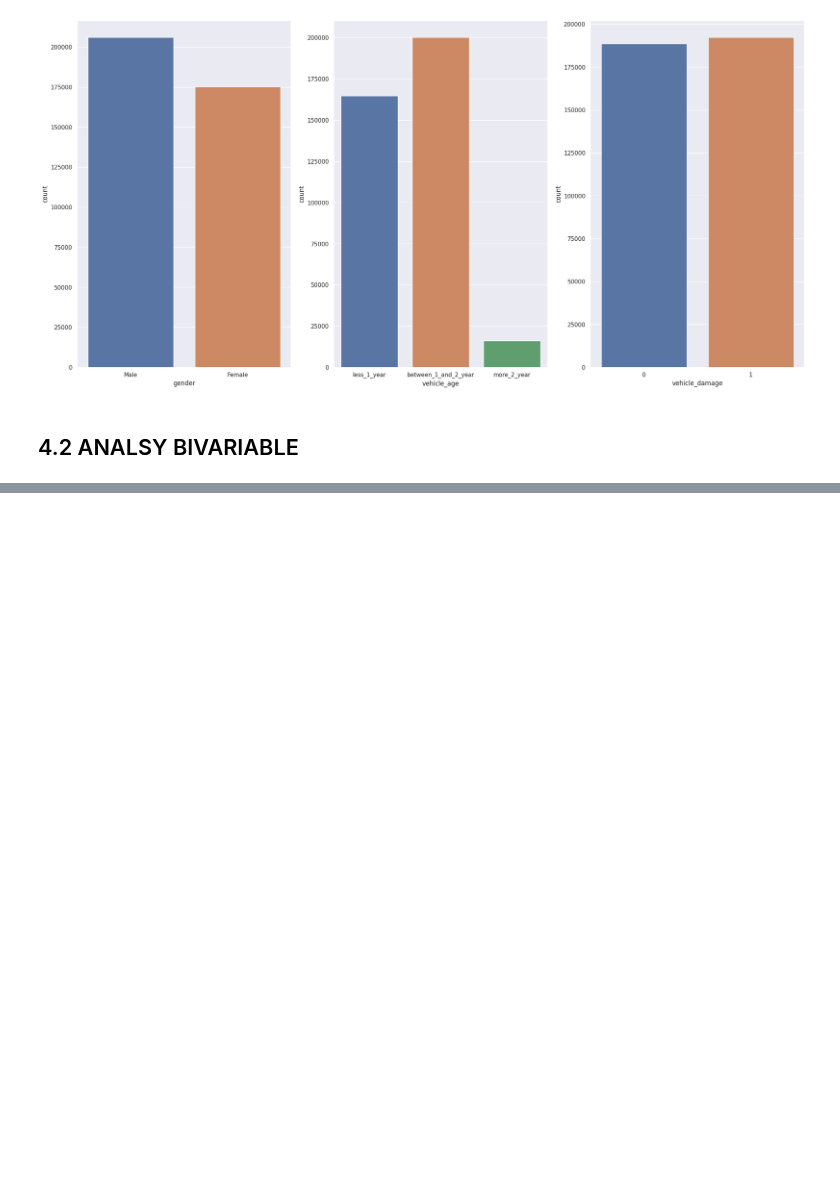
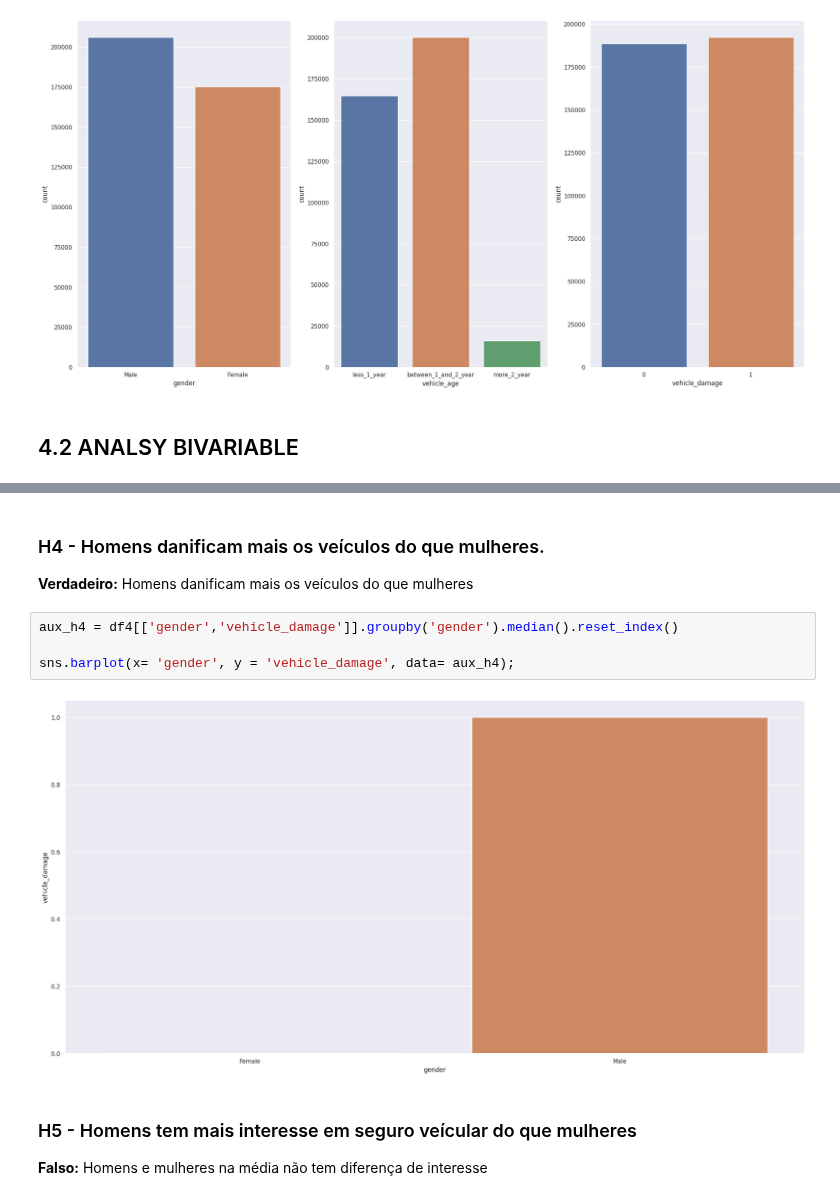
Before and after one commit to guiaraujofreitas/Insurance-Health-Cross-Sell, a Jupyter notebook: Step_4_Project_Health_Insurance_Cross_Sell.ipynb, the cells around one changed output, grey strips where cells are left out. Saved outputs shown, nothing was run; the diff lists cells and outputs as text; blank space fills up the shorter version.

```diff
--- a/Step_4_Project_Health_Insurance_Cross_Sell.ipynb
+++ b/Step_4_Project_Health_Insurance_Cross_Sell.ipynb
@@ -362,0 +389,13 @@ sns.countplot(x = 'vehicle_damage', data=df4);
+# %% [markdown]
+### H4 - Homens danificam mais os veículos do que mulheres.
+
+**Verdadeiro:** Homens danificam mais os veículos do que mulheres
+# %%
+aux_h4 = df4[['gender','vehicle_damage']].groupby('gender').median().reset_index()
+
+sns.barplot(x= 'gender', y = 'vehicle_damage', data= aux_h4);
+# %% [output]
+[figure, added]
+# %% [markdown]
+### H5 - Homens tem mais interesse em seguro veícular do que mulheres
+**Falso:** Homens e mulheres na média não tem diferença de interesse
```
Also changed, not shown: parts of 24 cells of this notebook.
